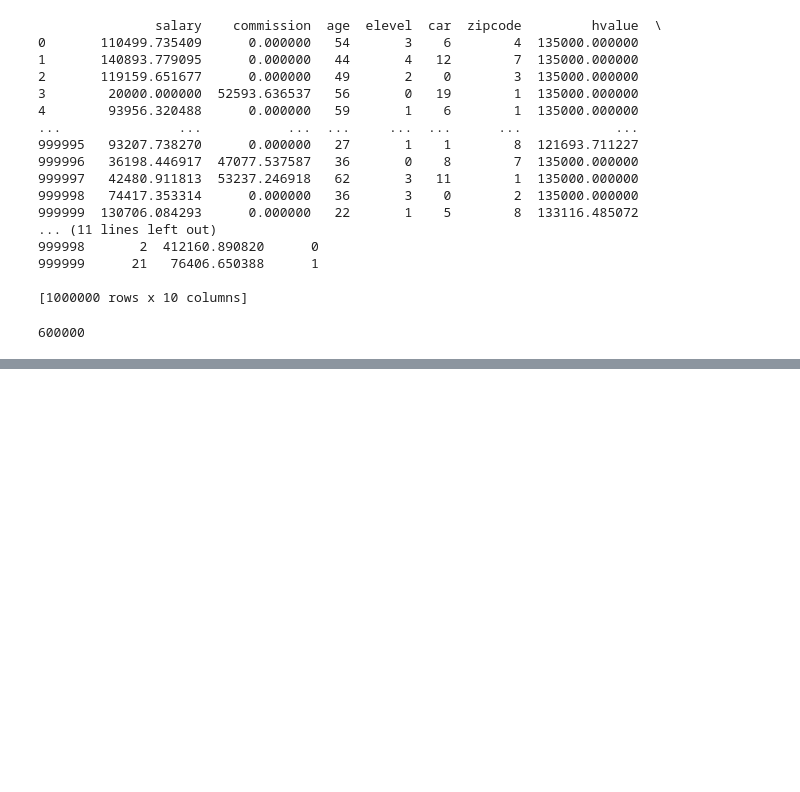
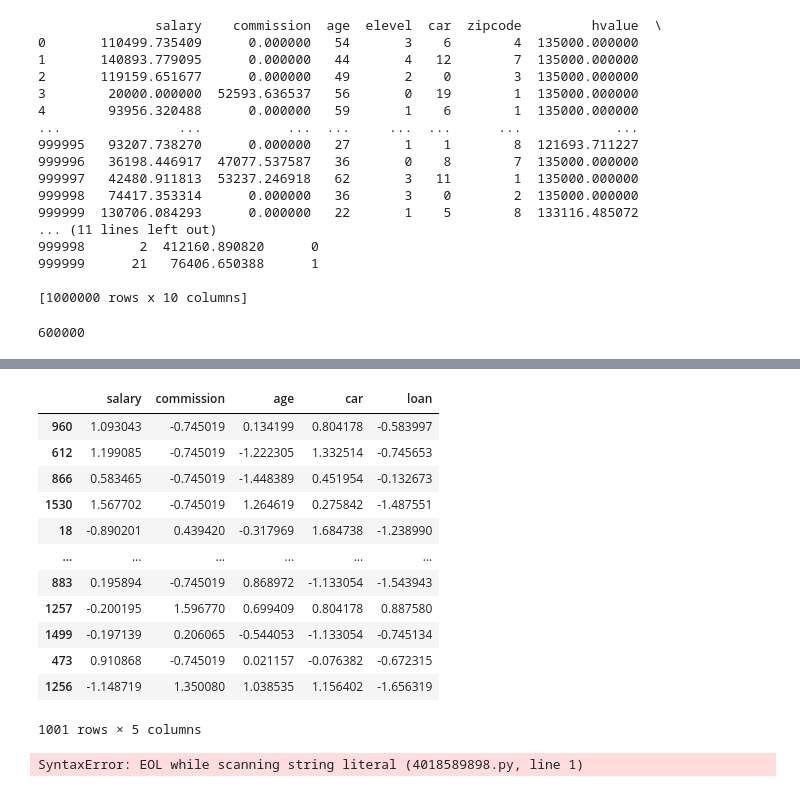
Before and after one commit to Leon209/Thesis, a Jupyter notebook: notebooks/agr_a_Evaluation.ipynb, the cells around one changed output, grey strips where cells are left out. Drawn from its saved outputs; the diff is of its cells as text; code cells hidden in the pictures; blank space fills up the shorter version.

```diff
--- a/notebooks/agr_a_Evaluation.ipynb
+++ b/notebooks/agr_a_Evaluation.ipynb
@@ -433,0 +447,21 @@ ________________________________________________________________________________
+# %%
+dataset_dict['X_train']
+# %% [output]
+|  | salary | commission | age | car | loan |
+| 960 | 1.093043 | -0.745019 | 0.134199 | 0.804178 | -0.583997 |
+| 612 | 1.199085 | -0.745019 | -1.222305 | 1.332514 | -0.745653 |
+| 866 | 0.583465 | -0.745019 | -1.448389 | 0.451954 | -0.132673 |
+| 1530 | 1.567702 | -0.745019 | 1.264619 | 0.275842 | -1.487551 |
+| 18 | -0.890201 | 0.439420 | -0.317969 | 1.684738 | -1.238990 |
+| ... | ... | ... | ... | ... | ... |
+| 883 | 0.195894 | -0.745019 | 0.868972 | -1.133054 | -1.543943 |
+| 1257 | -0.200195 | 1.596770 | 0.699409 | 0.804178 | 0.887580 |
+| 1499 | -0.197139 | 0.206065 | -0.544053 | -1.133054 | -0.745134 |
+| 473 | 0.910868 | -0.745019 | 0.021157 | -0.076382 | -0.672315 |
+| 1256 | -1.148719 | 1.350080 | 1.038535 | 1.156402 | -1.656319 |
+1001 rows × 5 columns
+# %%
+for index, row in dataset_dict['X_train].iterrows():
+    print(row)
+# %% [output]
+SyntaxError: EOL while scanning string literal (4018589898.py, line 1)
```
Also changed, not shown: parts of 6 cells of this notebook, 1 other file.
